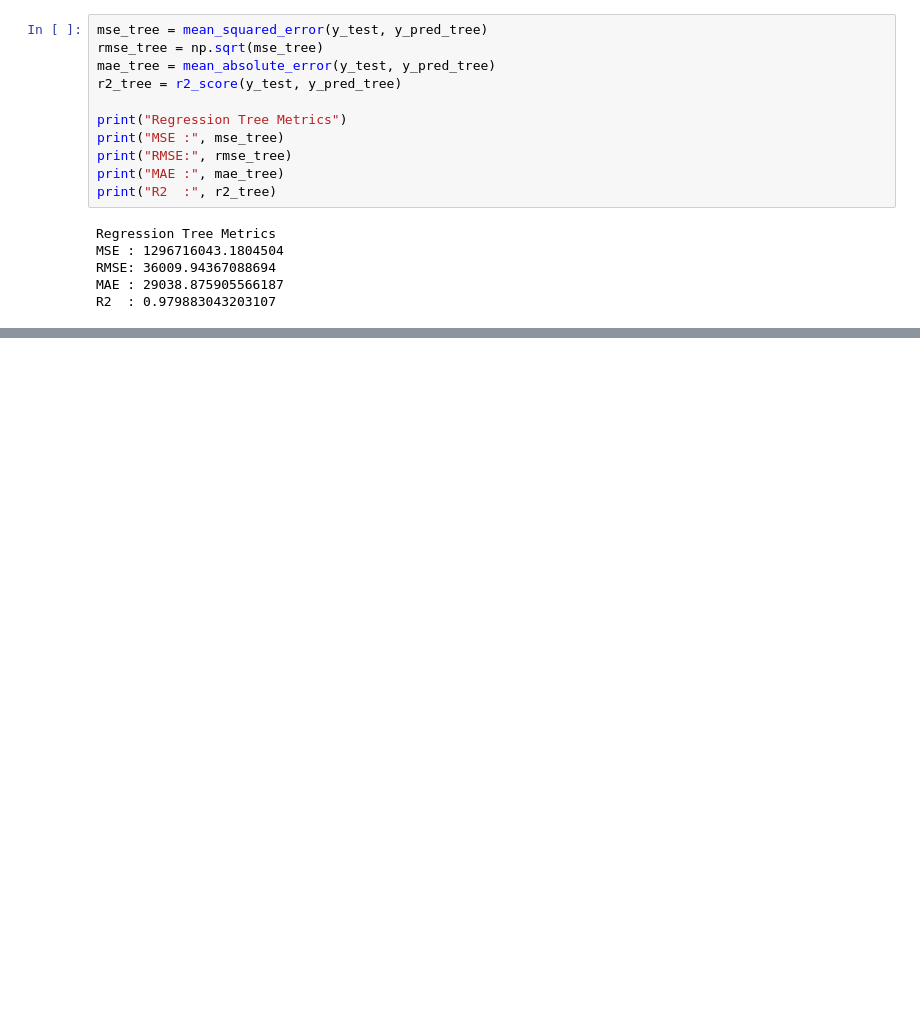
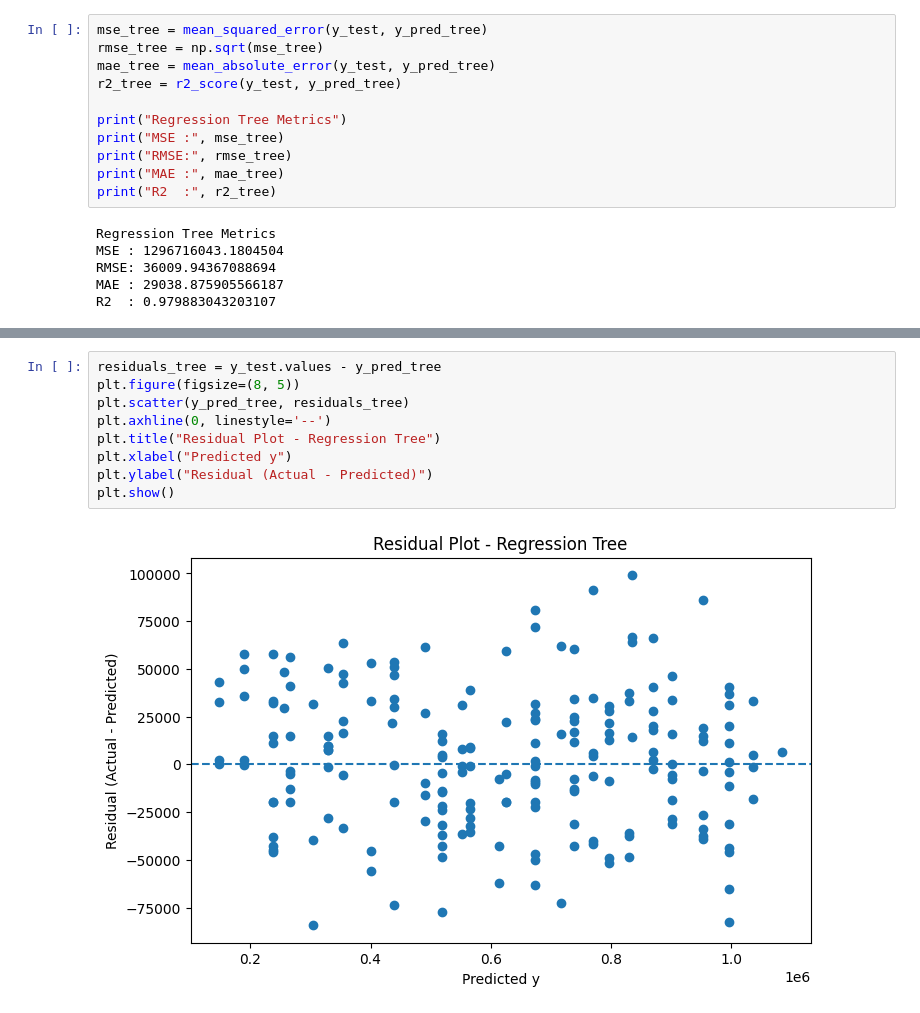
Before and after one commit to saideepa05/ml_algorithms, a Jupyter notebook: regression/Regression Trees/regression_trees.ipynb, the cells around one changed output, grey strips where cells are left out. Saved outputs shown, nothing was run; the diff lists cells and outputs as text; blank space fills up the shorter version.

```diff
--- a/regression/Regression Trees/regression_trees.ipynb
+++ b/regression/Regression Trees/regression_trees.ipynb
@@ -154,0 +157,11 @@ plt.show()
+# %%
+residuals_tree = y_test.values - y_pred_tree
+plt.figure(figsize=(8, 5))
+plt.scatter(y_pred_tree, residuals_tree)
+plt.axhline(0, linestyle='--')
+plt.title("Residual Plot - Regression Tree")
+plt.xlabel("Predicted y")
+plt.ylabel("Residual (Actual - Predicted)")
+plt.show()
+# %% [output]
+[figure, added]
```
Also changed, not shown: parts of 2 cells of this notebook, 1 other file.
